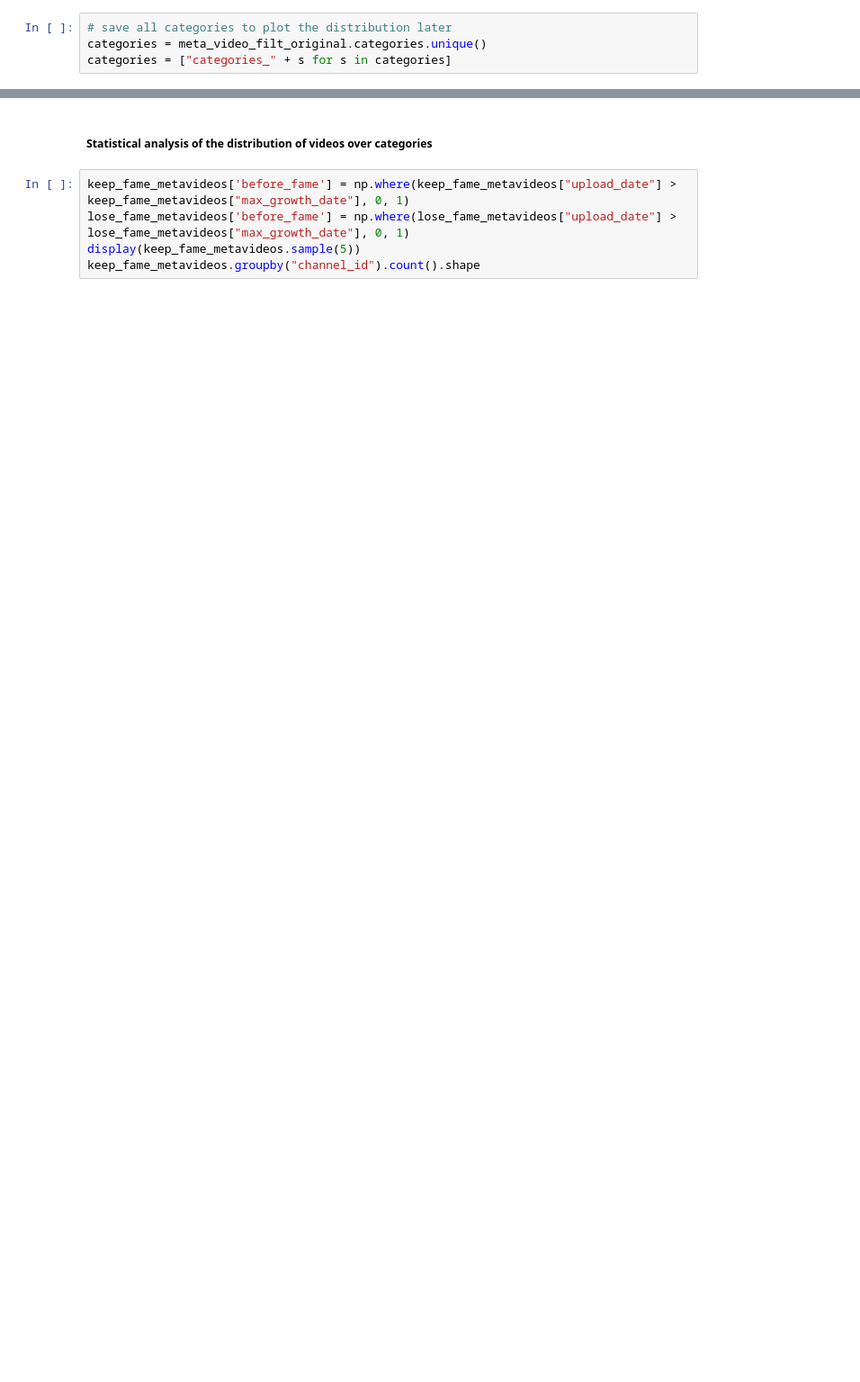
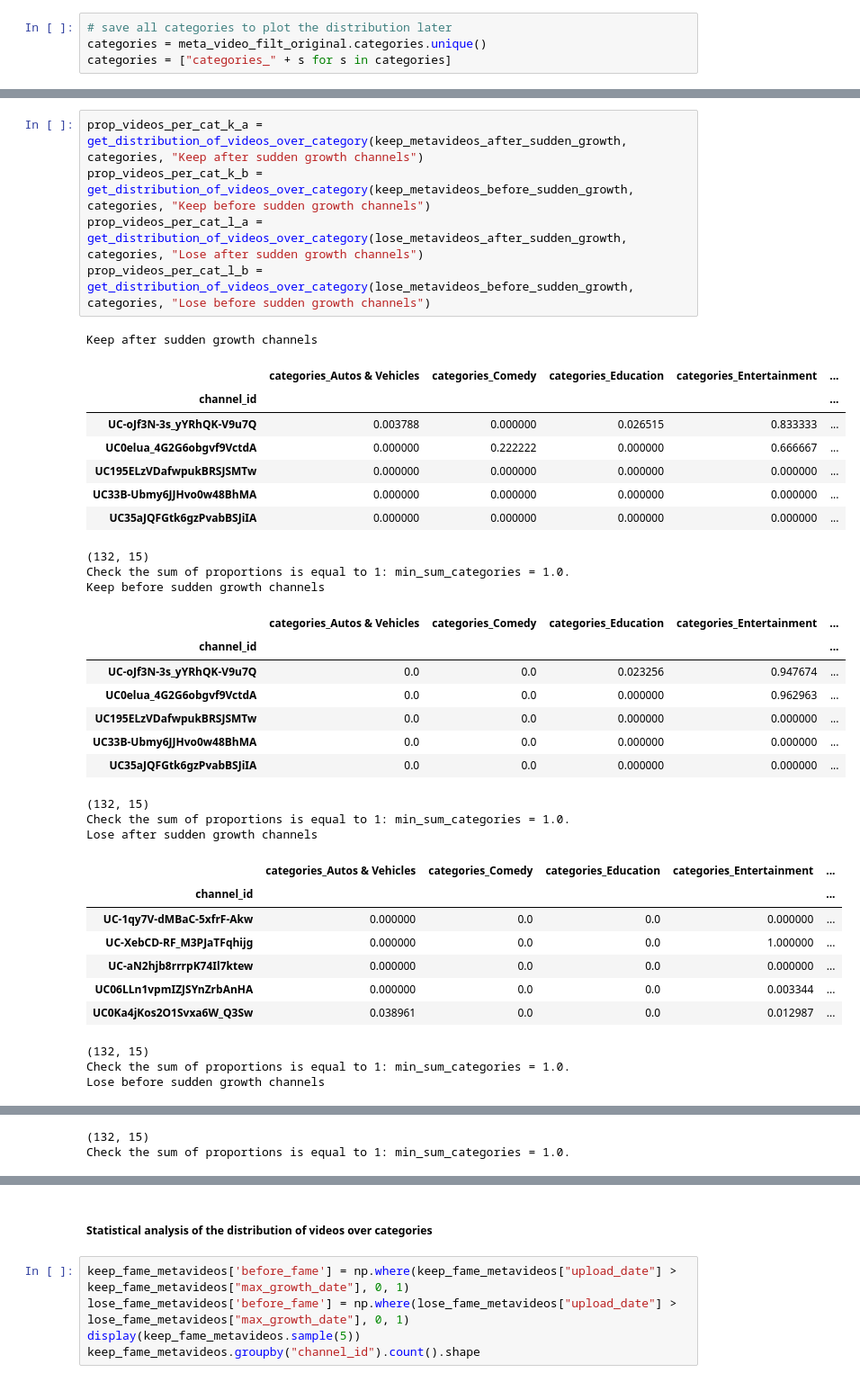
Before and after one commit to epfl-ada/ada-2022-project-adangerousteam, a Jupyter notebook: P3_analysis.ipynb, the cells around one changed output, grey strips where cells are left out. Shown: that part at 90% size. Cells and saved outputs as stored; diff of their text form; blank space fills up the shorter version.

```diff
--- a/P3_analysis.ipynb
+++ b/P3_analysis.ipynb
@@ -297,0 +289,37 @@ Check the sum of proportions is equal to 1: min_sum_categories = 0.9999999999999
+# %%
+prop_videos_per_cat_k_a = get_distribution_of_videos_over_category(keep_metavideos_after_sudden_growth, categories, "Keep after sudden growth channels")
+prop_videos_per_cat_k_b = get_distribution_of_videos_over_category(keep_metavideos_before_sudden_growth, categories, "Keep before sudden growth channels")
+prop_videos_per_cat_l_a = get_distribution_of_videos_over_category(lose_metavideos_after_sudden_growth, categories, "Lose after sudden growth channels")
+prop_videos_per_cat_l_b = get_distribution_of_videos_over_category(lose_metavideos_before_sudden_growth, categories, "Lose before sudden growth channels")
+# %% [output]
+Keep after sudden growth channels
+|  | categories_Autos & Vehicles | categories_Comedy | categories_Education | categories_Entertainment | ... |
+| channel_id |  |  |  |  | ... |
+| UC-oJf3N-3s_yYRhQK-V9u7Q | 0.003788 | 0.000000 | 0.026515 | 0.833333 | ... |
+| UC0elua_4G2G6obgvf9VctdA | 0.000000 | 0.222222 | 0.000000 | 0.666667 | ... |
+| UC195ELzVDafwpukBRSJSMTw | 0.000000 | 0.000000 | 0.000000 | 0.000000 | ... |
+| UC33B-Ubmy6JJHvo0w48BhMA | 0.000000 | 0.000000 | 0.000000 | 0.000000 | ... |
+| UC35aJQFGtk6gzPvabBSJiIA | 0.000000 | 0.000000 | 0.000000 | 0.000000 | ... |
+(132, 15)
+Check the sum of proportions is equal to 1: min_sum_categories = 1.0.
+Keep before sudden growth channels
+|  | categories_Autos & Vehicles | categories_Comedy | categories_Education | categories_Entertainment | ... |
+| channel_id |  |  |  |  | ... |
+| UC-oJf3N-3s_yYRhQK-V9u7Q | 0.0 | 0.0 | 0.023256 | 0.947674 | ... |
+| UC0elua_4G2G6obgvf9VctdA | 0.0 | 0.0 | 0.000000 | 0.962963 | ... |
+| UC195ELzVDafwpukBRSJSMTw | 0.0 | 0.0 | 0.000000 | 0.000000 | ... |
+| UC33B-Ubmy6JJHvo0w48BhMA | 0.0 | 0.0 | 0.000000 | 0.000000 | ... |
+| UC35aJQFGtk6gzPvabBSJiIA | 0.0 | 0.0 | 0.000000 | 0.000000 | ... |
+(132, 15)
+Check the sum of proportions is equal to 1: min_sum_categories = 1.0.
+Lose after sudden growth channels
+|  | categories_Autos & Vehicles | categories_Comedy | categories_Education | categories_Entertainment | ... |
+| channel_id |  |  |  |  | ... |
+| UC-1qy7V-dMBaC-5xfrF-Akw | 0.000000 | 0.0 | 0.0 | 0.000000 | ... |
+| UC-XebCD-RF_M3PJaTFqhijg | 0.000000 | 0.0 | 0.0 | 1.000000 | ... |
+| UC-aN2hjb8rrrpK74Il7ktew | 0.000000 | 0.0 | 0.0 | 0.000000 | ... |
+| UC06LLn1vpmIZJSYnZrbAnHA | 0.000000 | 0.0 | 0.0 | 0.003344 | ... |
+| UC0Ka4jKos2O1Svxa6W_Q3Sw | 0.038961 | 0.0 | 0.0 | 0.012987 | ... |
+(132, 15)
+Check the sum of proportions is equal to 1: min_sum_categories = 1.0.
+Lose before sudden growth channels
@@ -298,3 +333,5 @@ Check the sum of proportions is equal to 1: min_sum_categories = 0.9999999999999
+(132, 15)
+Check the sum of proportions is equal to 1: min_sum_categories = 1.0.
 # %%
 import seaborn as sns
 video_distr_for_plotting = pd.concat(\
```
Also changed, not shown: parts of 50 cells of this notebook.
